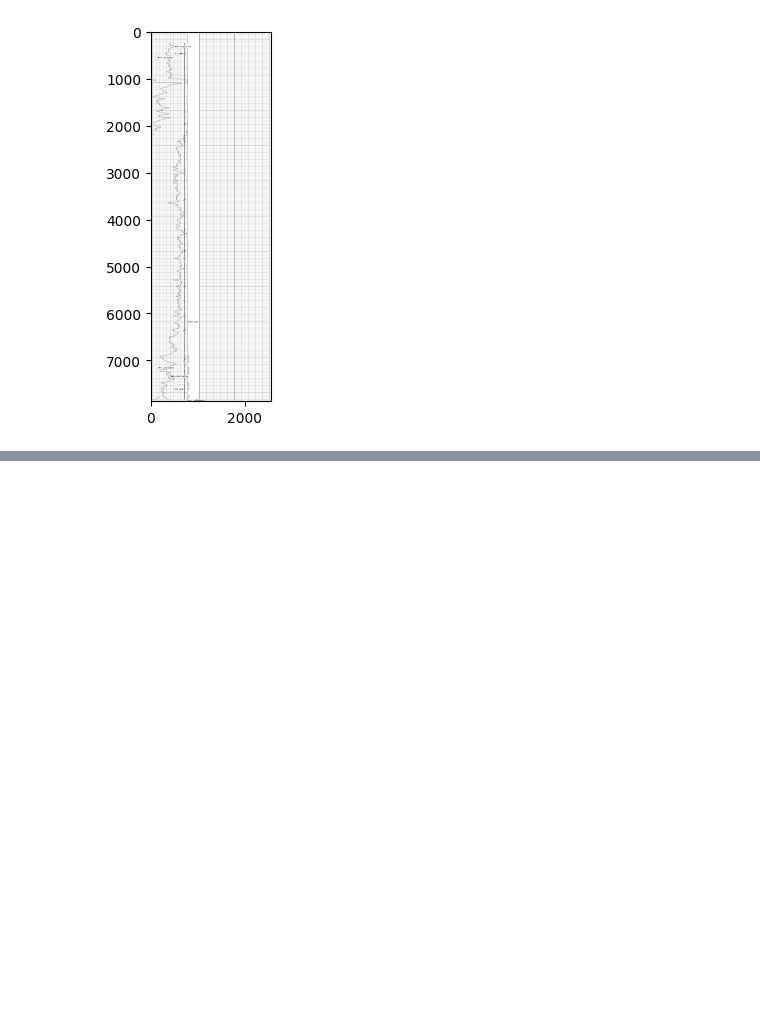
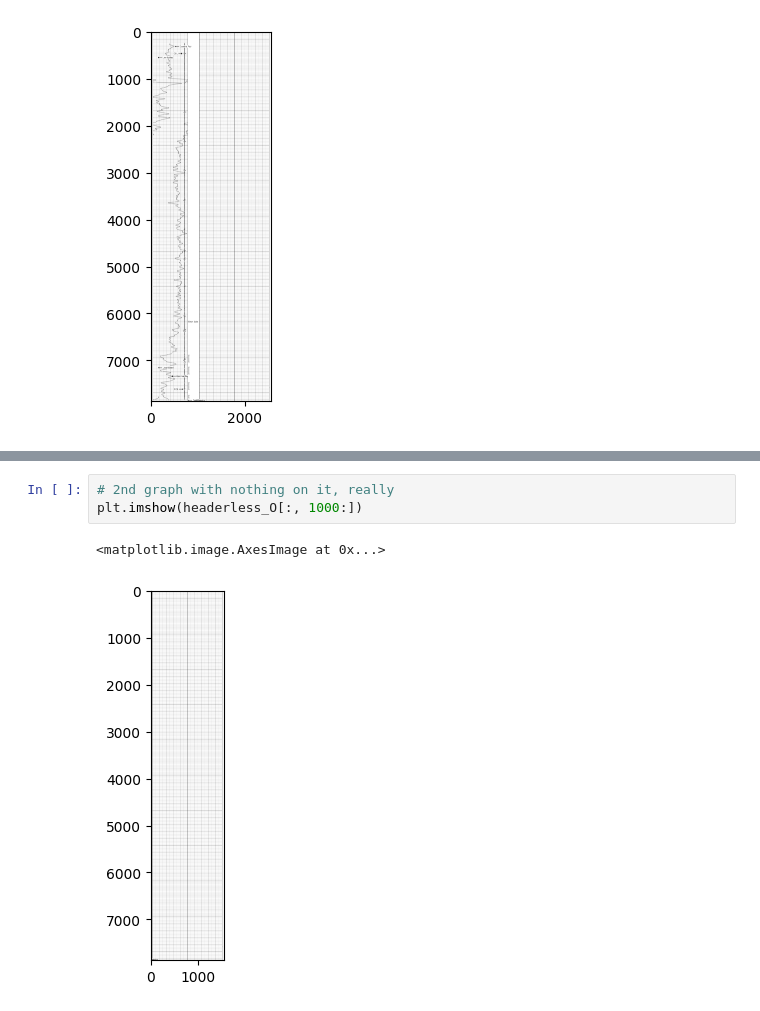
Before and after one commit to TIKIYEON/Digitizing-overlapping-curves, a Jupyter notebook: line-sweep-test.ipynb, the cells around one changed output, grey strips where cells are left out. Cells and saved outputs as stored; diff of their text form; blank space fills up the shorter version.

```diff
--- a/line-sweep-test.ipynb
+++ b/line-sweep-test.ipynb
@@ -85,0 +94,6 @@ plt.show()
+# %%
+# 2nd graph with nothing on it, really
+plt.imshow(headerless_O[:, 1000:])
+# %% [output]
+<matplotlib.image.AxesImage at 0x...>
+[figure, added]
```
Also changed, not shown: parts of 5 cells of this notebook.
